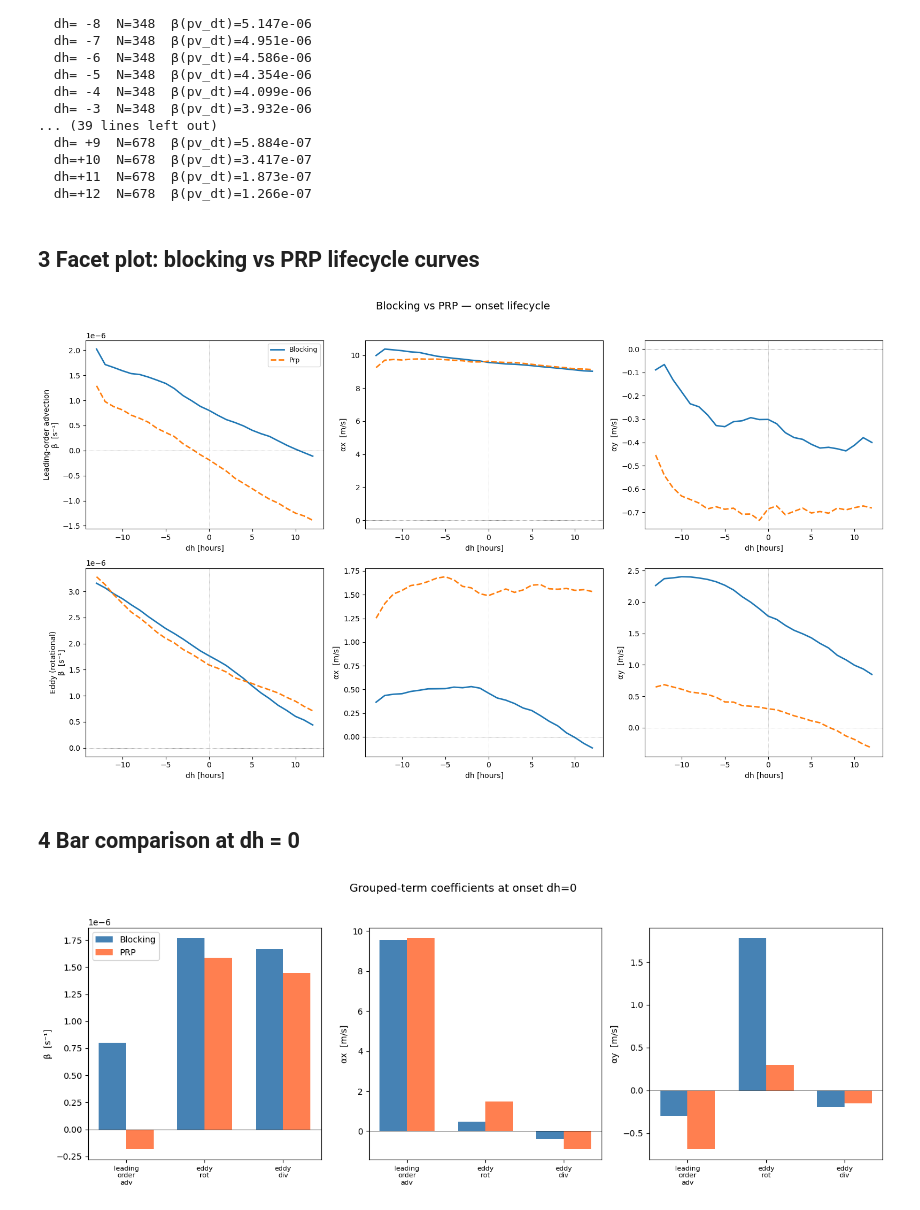
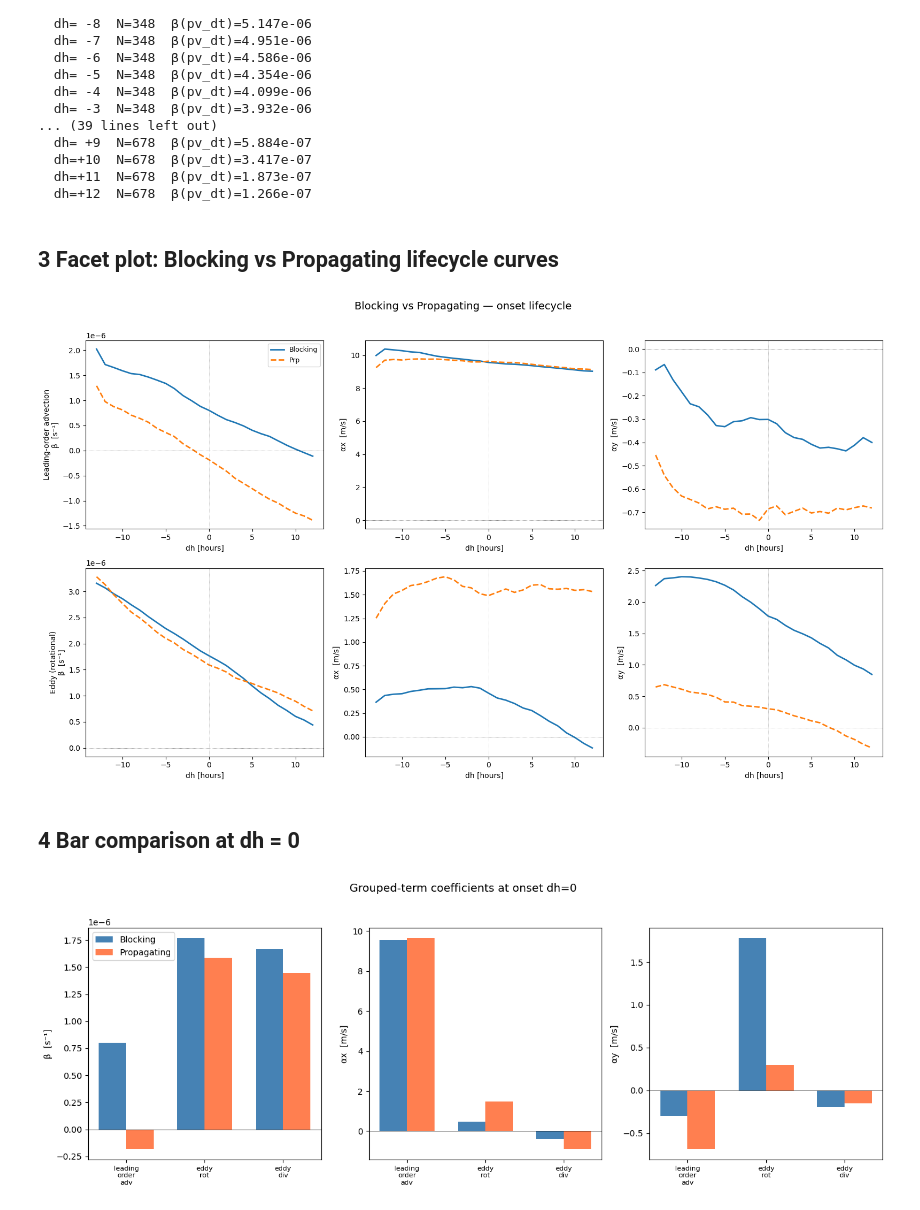
Before and after one commit to yanxingjianken/pvtend, a Jupyter notebook: examples/07_facet_blocking_vs_prp.ipynb, the cells around one changed output. Cells and saved outputs as stored; diff of their text form; code cells hidden in the pictures.

```diff
--- a/examples/07_facet_blocking_vs_prp.ipynb
+++ b/examples/07_facet_blocking_vs_prp.ipynb
@@ -136,39 +136,39 @@ Processing blocking...
   dh=+11  N=678  β(pv_dt)=1.873e-07
   dh=+12  N=678  β(pv_dt)=1.266e-07
 # %% [markdown]
-## 3  Facet plot: blocking vs PRP lifecycle curves
+## 3  Facet plot: Blocking vs Propagating lifecycle curves
 # %%
 fig, axes = plt.subplots(2, 3, figsize=(16, 9))
 coef_keys = ["beta", "ax", "ay"]
 coef_labels = ["β  [s⁻¹]", "αx  [m/s]", "αy  [m/s]"]
 dh_arr = np.array(dh_values)
 
 # Row 0: leading_order_adv
 # Row 1: eddy_rot
 row_groups = ["leading_order_adv", "eddy_rot"]
 row_titles = ["Leading-order advection", "Eddy (rotational)"]
 
 for row, gname in enumerate(row_groups):
     for col, (ckey, clabel) in enumerate(zip(coef_keys, coef_labels)):
         ax = axes[row, col]
         for etype, ls in [("blocking", "-"), ("prp", "--")]:
             ax.plot(dh_arr, results[etype][gname][ckey], ls,
                     label=etype.capitalize(), lw=2)
         ax.axhline(0, color="k", lw=0.5, ls=":")
         ax.axvline(0, color="gray", lw=0.5, ls=":")
         ax.set_xlabel("dh [hours]")
         if col == 0:
             ax.set_ylabel(f"{row_titles[row]}\n{clabel}")
         else:
             ax.set_ylabel(clabel)
         if row == 0 and col == 0:
             ax.legend(fontsize=9)
 
-fig.suptitle(f"Blocking vs PRP — {STAGE} lifecycle", fontsize=14, y=1.01)
+fig.suptitle(f"Blocking vs Propagating — {STAGE} lifecycle", fontsize=14, y=1.01)
 fig.tight_layout()
 plt.show()
 # %% [output]
-[figure, old version]
+[figure, new version]
 # %% [markdown]
 ## 4  Bar comparison at dh = 0
 # %%
@@ -184,7 +184,7 @@ for ax, ckey, clabel in zip(axes, coef_keys, coef_labels):
     vals_p = [results["prp"][g][ckey][idx0] for g in group_names]
 
     ax.bar(x_pos - width/2, vals_b, width, label="Blocking", color="steelblue")
-    ax.bar(x_pos + width/2, vals_p, width, label="PRP", color="coral")
+    ax.bar(x_pos + width/2, vals_p, width, label="Propagating", color="coral")
     ax.set_xticks(x_pos)
     ax.set_xticklabels([g.replace("_", "\n") for g in group_names], fontsize=8)
     ax.set_ylabel(clabel)
@@ -196,7 +196,7 @@ fig.suptitle(f"Grouped-term coefficients at {STAGE} dh=0", fontsize=13, y=1.02)
 fig.tight_layout()
 plt.show()
 # %% [output]
-[figure, old version]
+[figure, new version]
 # %% [markdown]
 ## Summary
 
```
Also changed, not shown: parts of 2 cells of this notebook, 1 other file.
